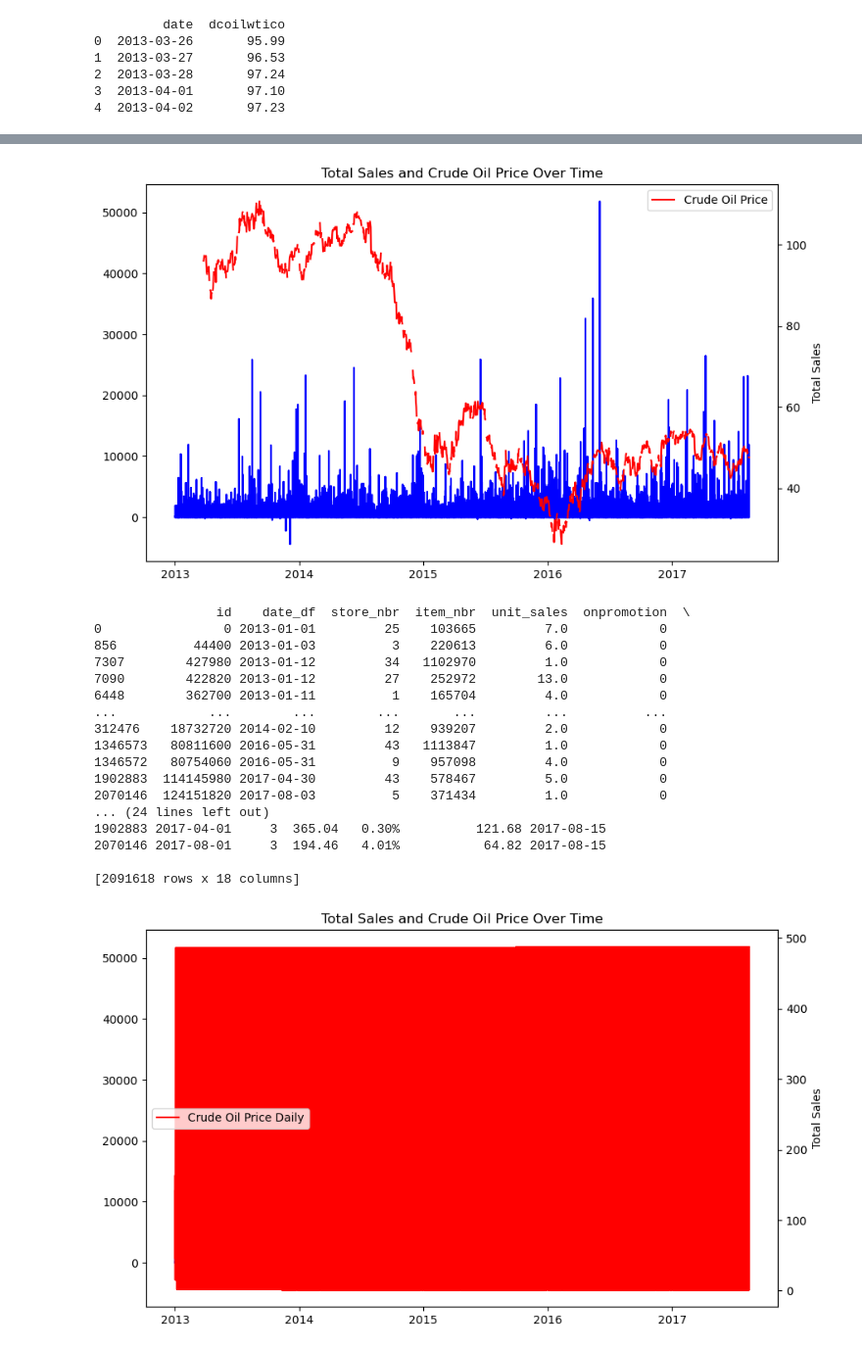
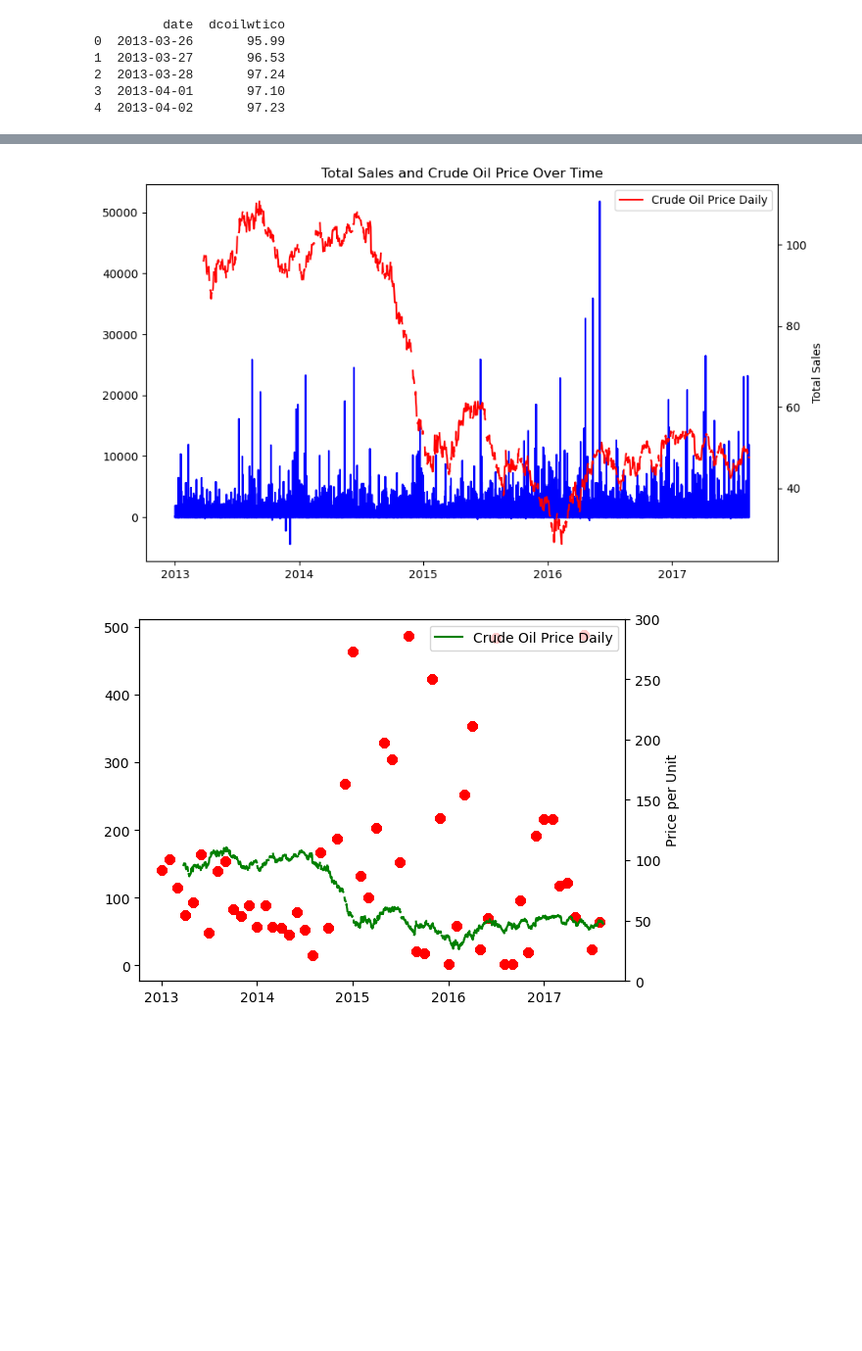
Before and after one commit to stijndirickx/Case-2, a Jupyter notebook: SalesByOil.ipynb, the cells around one changed output, grey strips where cells are left out. Shown: that part at 98% size. Cells and saved outputs as stored; diff of their text form; code cells hidden in the pictures; blank space fills up the shorter version.

Commit message:
Preprocess tuning + merge visualize

```diff
--- a/SalesByOil.ipynb
+++ b/SalesByOil.ipynb
@@ -38,6 +38,7 @@ df.to_csv('Processed/salesbyoil_clean.csv', index=False)
 3  2013-04-01       97.10
 4  2013-04-02       97.23
 # %%
+df['date'] = pd.to_datetime(df['date'])
 df['month'] = df['date'].dt.month
 df['year'] = df['date'].dt.year
 df_oil_M['date'] = pd.to_datetime(df_oil_M['date'])
@@ -113,50 +114,30 @@ plt.legend()
 
 plt.show()
 # %% [output]
-[figure, old version]
+[figure, new version]
 # %%
 import pandas as pd
 import matplotlib.pyplot as plt
 
-print(merged_df)
 # Assuming df is your DataFrame containing the data
 # Convert 'date' column to datetime format
 merged_df['date'] = pd.to_datetime(df['date'])
 
 # Sort DataFrame by 'date'
 merged_df = merged_df.sort_values('date')
 
-# Plot total_sales
-plt.figure(figsize=(10, 6))
-plt.plot(merged_df['date'], merged_df['total_sales'], color='blue', label='Total Sales')
+unique_data = merged_df.drop_duplicates(subset=['date', 'price_per_unit'])
+unique_data2 = merged_df.drop_duplicates(subset=['date', 'price'])
+unique_data = unique_data[unique_data['price_per_unit'] != 0]
 
-# Create a second y-axis for dcoilwtico
+plt.scatter(unique_data2['date_oil_M'], unique_data2['price_per_unit'], color='red', label='Price/Unit?')
+# plt.scatter(unique_data2['date_oil_M'], unique_data2['price'], color='blue', label='Price')
 plt.twinx()
-plt.plot(merged_df['date'], merged_df['price_per_unit'], color='red', label='Crude Oil Price Daily')
-
-# Set labels and title
+plt.plot(df['date'], df['dcoilwtico'], color='green', label='Crude Oil Price Daily')
 plt.xlabel('Date')
-plt.ylabel('Total Sales')
-plt.title('Total Sales and Crude Oil Price Over Time')
+plt.ylabel('Price per Unit')
+plt.ylim(0, 300)
 plt.legend()
-
 plt.show()
 # %% [output]
-                id    date_df  store_nbr  item_nbr  unit_sales  onpromotion  \
-0                0 2013-01-01         25    103665         7.0            0
-856          44400 2013-01-03          3    220613         6.0            0
-7307        427980 2013-01-12         34   1102970         1.0            0
-7090        422820 2013-01-12         27    252972        13.0            0
-6448        362700 2013-01-11          1    165704         4.0            0
-...            ...        ...        ...       ...         ...          ...
-312476    18732720 2014-02-10         12    939207         2.0            0
-1346573   80811600 2016-05-31         43   1113847         1.0            0
-1346572   80754060 2016-05-31          9    957098         4.0            0
-1902883  114145980 2017-04-30         43    578467         5.0            0
-2070146  124151820 2017-08-03          5    371434         1.0            0
-... (24 lines left out)
-1902883 2017-04-01     3  365.04   0.30%          121.68 2017-08-15
-2070146 2017-08-01     3  194.46   4.01%           64.82 2017-08-15
-
-[2091618 rows x 18 columns]
-[figure, old version]
+[figure, new version]
```
Also changed, not shown: parts of 2 cells of this notebook, 4 other files.
